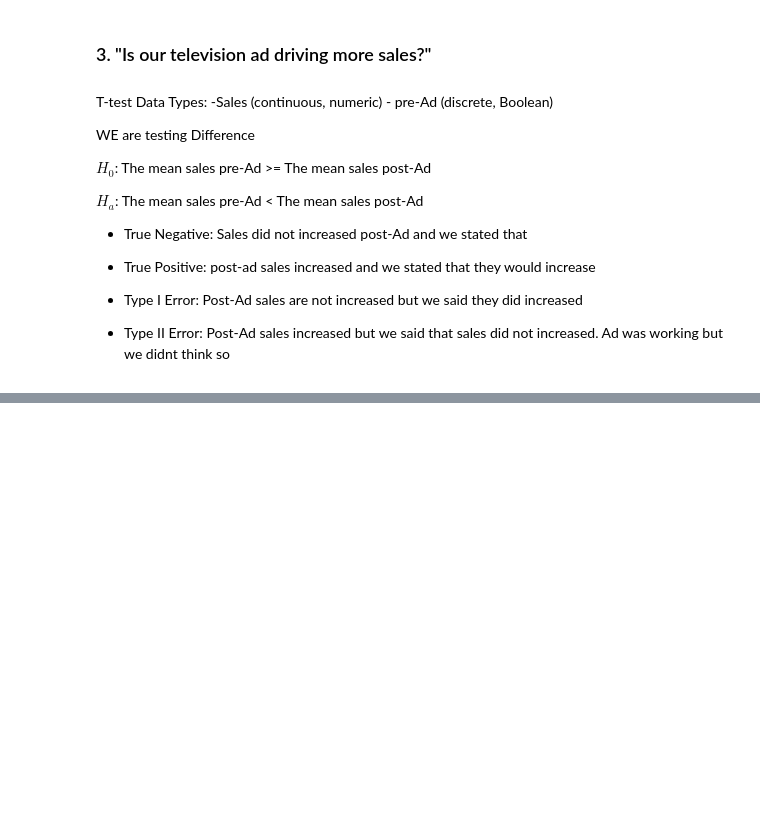
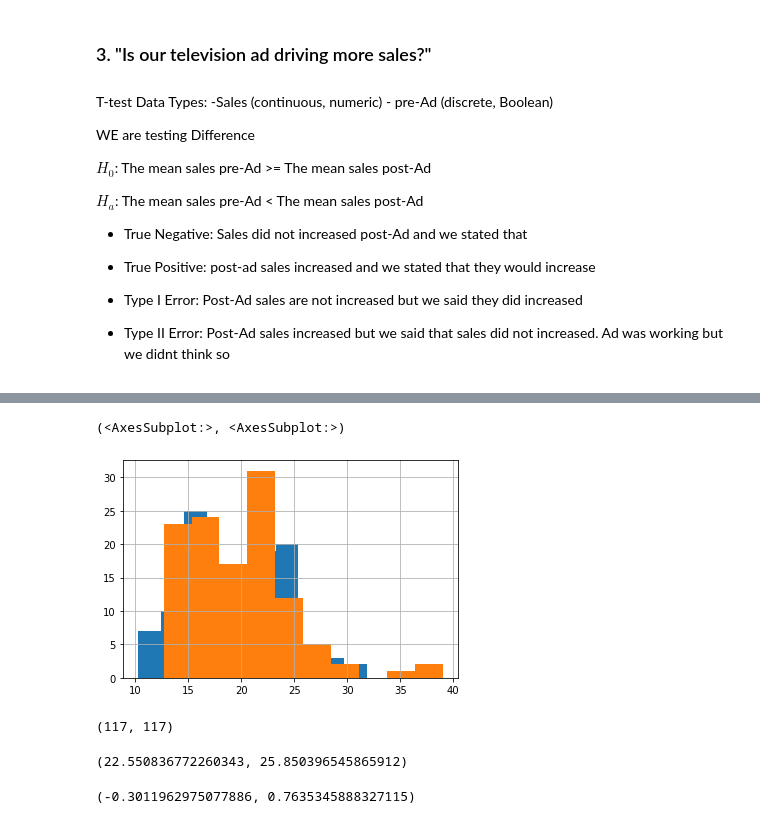
Before and after one commit to Yvette-Ibarra/statistics-exercises, a Jupyter notebook: hypothesis_testing.ipynb, the cells around one changed output, grey strips where cells are left out. Cells and saved outputs as stored; diff of their text form; code cells hidden in the pictures; blank space fills up the shorter version.

```diff
--- a/hypothesis_testing.ipynb
+++ b/hypothesis_testing.ipynb
@@ -164,0 +305,2 @@ $H_{a}$: The mean sales pre-Ad < The mean sales post-Ad
+# %%
+mpg = data('mpg')
@@ -164,0 +318,4 @@ $H_{a}$: The mean sales pre-Ad < The mean sales post-Ad
+# %%
+# add harmonic mean collumn
+mpg['avg_fe'] = stats.hmean(mpg[['cty','hwy']], axis =1)
+mpg
@@ -164,0 +336,19 @@ $H_{a}$: The mean sales pre-Ad < The mean sales post-Ad
+# %%
+# filter by 2008 year and fuel efficeincy
+fe_2008 = mpg[mpg.year == 2008].avg_fe
+fe_1999 = mpg[mpg.year == 1999].avg_fe
+# %%
+fe_2008.hist(),fe_1999.hist()
+# %% [output]
+(<AxesSubplot:>, <AxesSubplot:>)
+[figure, added]
+# %%
+# normality assumption is meet because the count is greater than 30
+
+fe_2008.count(),fe_1999.count()
+# %% [output]
+(117, 117)
+# %%
+fe_2008.var(),fe_1999.var()
+# %% [output]
+(22.550836772260343, 25.850396545865912)
@@ -164,0 +360,5 @@ $H_{a}$: The mean sales pre-Ad < The mean sales post-Ad
+# %%
+t, p = stats.ttest_ind(fe_2008, fe_1999)
+t,p
+# %% [output]
+(-0.3011962975077886, 0.7635345888327115)
```
Also changed, not shown: parts of 48 cells of this notebook.
